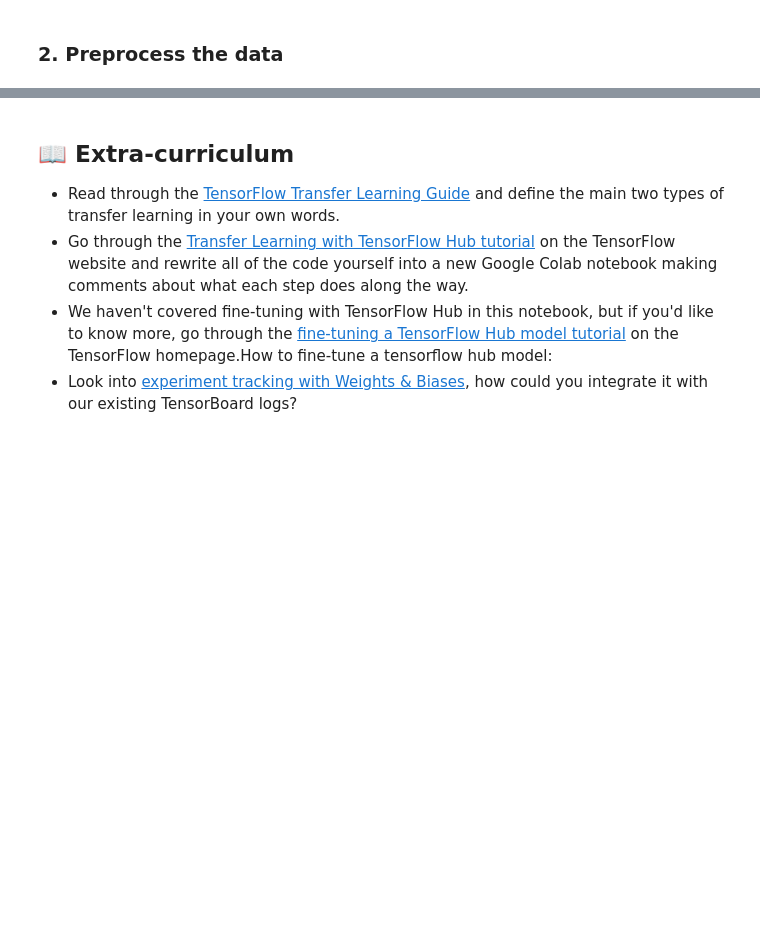
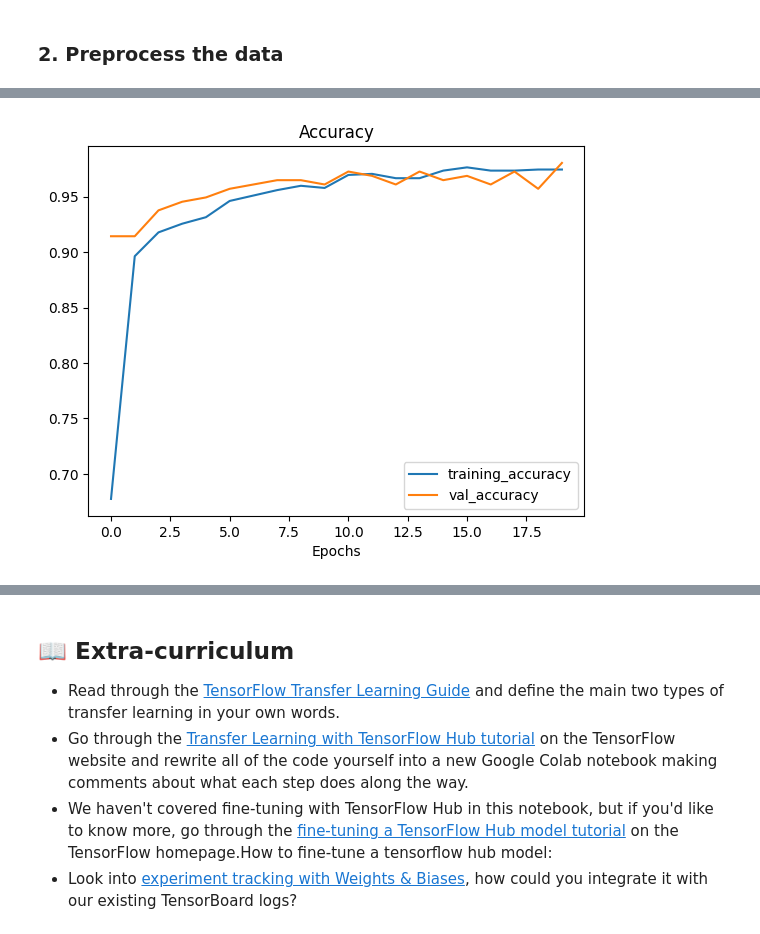
Before and after one commit to Fertmeneses/tensorflow-deep-learning, a Jupyter notebook: practice/04_exercises.ipynb, the cells around one changed output, grey strips where cells are left out. Saved outputs shown, nothing was run; the diff lists cells and outputs as text; code cells hidden in the pictures; blank space fills up the shorter version.

```diff
--- a/practice/04_exercises.ipynb
+++ b/practice/04_exercises.ipynb
@@ -351,0 +281,9 @@ Epoch 10/10
+# %%
+efficientnet_url = "https://tfhub.dev/google/imagenet/efficientnet_v2_imagenet1k_b0/feature_vector/2"
+B0_model = create_model(efficientnet_url, num_classes=len(class_names))
+# %%
+# Compile
+B0_model.compile(loss='categorical_crossentropy',
+                 optimizer=keras.optimizers.Adam(),
+                 metrics=['accuracy'])
+B0_model.summary()
@@ -351,0 +305,8 @@ Epoch 10/10
+# %%
+# Fit the model
+B0_history = B0_model.fit(train_data_norm,
+                          epochs=20,
+                          steps_per_epoch=len(train_data_norm),
+                          validation_data=test_data_norm,
+                          validation_steps=len(test_data_norm),
+                          )
@@ -352,2 +331,6 @@ Epoch 10/10
+# %%
+plot_acc_curves(B0_history)
+# %% [output]
+[figure, added]
 # %%
 # Evaluate on the test data
```
Also changed, not shown: parts of 33 cells of this notebook, 2 other files.
